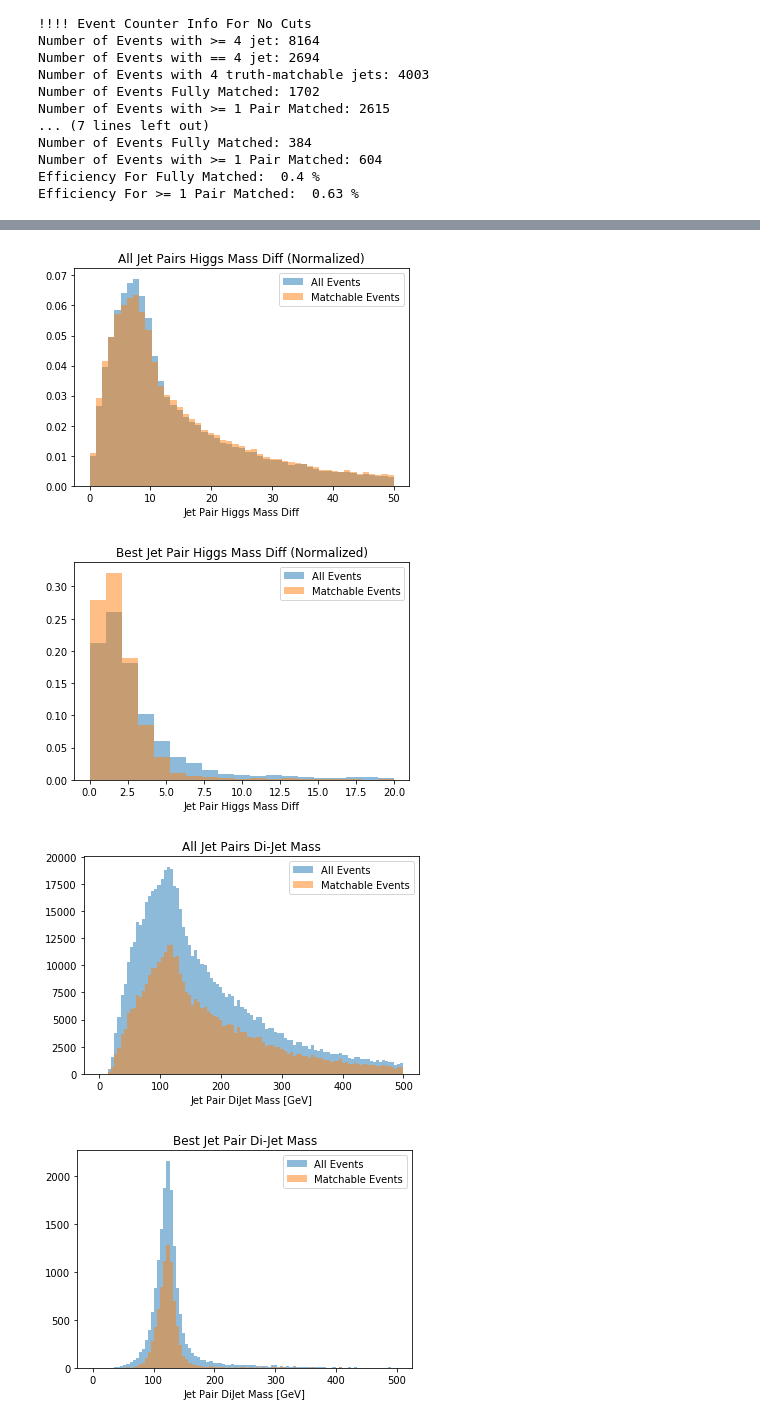
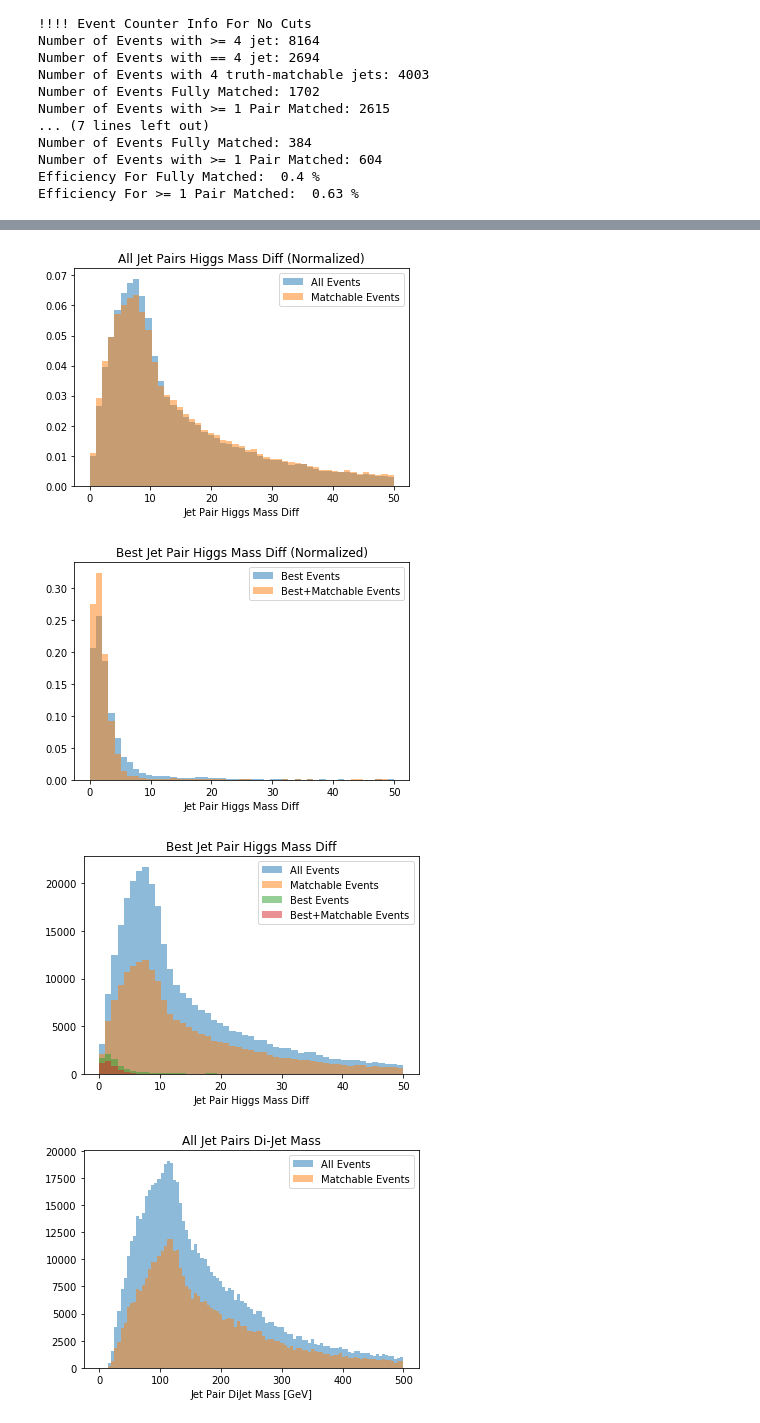
Before and after one commit to btannenw/CMS_machineLearning, a Jupyter notebook: diHiggsMLProject/testSamples_10k/higgsReconstructionAlgorithms.ipynb, the cells around one changed output, grey strips where cells are left out. Drawn from its saved outputs; the diff is of its cells as text; code cells hidden in the pictures.

Commit message:
more plot generalization

```diff
--- a/diHiggsMLProject/testSamples_10k/higgsReconstructionAlgorithms.ipynb
+++ b/diHiggsMLProject/testSamples_10k/higgsReconstructionAlgorithms.ipynb
@@ -60,13 +61,13 @@ def plotOneHistogram(_arr, _nPlot, _title, _xtitle, _xMin, _xMax, _nBins):
 
 
 
-def compareManyHistograms(_arrs, _labels, _nPlot, _title, _xtitle, _xMin, _xMax, _nBins, _normed=False):
+def compareManyHistograms(_dict, _labels, _nPlot, _title, _xtitle, _xMin, _xMax, _nBins, _normed=False):
     #_mean_arrAll     = np.mean(_arrAll)
     #_stdev_arrAll    = np.std(_arrAll)
     #_nEntries_arrAll = len(_arrAll)
     #s1 = _xtitle + ':Entries = {0}, mean = {1:4F}, std dev = {2:4f}\n'.format(_nEntries_arrAll, _mean_arrAll, _stdev_arrAll)
 
-    if len(_arrs) != len(_labels):
+    if len(_dict.keys()) < len(_labels):
         print ("!!! Unequal number of arrays and labels. Learn to count better.")
         return 0
 
@@ -77,8 +78,9 @@ def compareManyHistograms(_arrs, _labels, _nPlot, _title, _xtitle, _xMin, _xMax,
         plt.title(_title)
     plt.xlabel(_xtitle)
     _bins = np.linspace(_xMin, _xMax, _nBins)
-    for iHisto in range(0, len(_arrs)):
-        plt.hist(_arrs[iHisto], _bins, alpha=t, normed=_normed, label= _labels[iHisto]+' Events')
+
+    for iLabel in _labels:
+        plt.hist(_dict[iLabel], _bins, alpha=t, normed=_normed, label= iLabel+' Events')
     plt.legend(loc='upper right')
     #plt.text(.1, .1, s1)
 
@@ -485,21 +474,21 @@ plotOneHistogram(nBTagsPerEvent, 1, 'Number of b-Tagged Jets Per Event', 'Number
 
 # Compare shapes of metric variables for a) all events and b) matched events
 if pairingAlgorithm == 'minHarmonicMeanDeltaR':
-    compareManyHistograms( [plottingData_jetPairingMetric['All'], plottingData_jetPairingMetric['Matchable']], ['All', 'Matchable'], 2, 'All Jet Pairs ' + plotOpts[0], 'Jet Pair ' + plotOpts[1], int(plotOpts[2]/1.), int(plotOpts[3]/1.), int(plotOpts[4]/1.) )
-    compareManyHistograms( [bestJetPairs_metric, bestJetPairsWhenMatchable_metric], ['All', 'Matchable'], 3, 'Best Jet Pair ' + plotOpts[0], 'Jet Pair ' + plotOpts[1], int(plotOpts[2]/1.), int(plotOpts[3]/1.), int(plotOpts[4]/1.) )
-    compareManyHistograms( [plottingData_jetPairingMetric['All'], plottingData_jetPairingMetric['Matchable']], ['All', 'Matchable'], 4, 'All Jet Pairs ' + plotOpts[0], 'Jet Pair ' + plotOpts[1], int(plotOpts[2]/1.), int(plotOpts[3]/1.), int(plotOpts[4]/1.), _normed=True )
-    compareManyHistograms( [bestJetPairs_metric, bestJetPairsWhenMatchable_metric], ['All', 'Matchable'], 5, 'Best Jet Pair ' + plotOpts[0], 'Jet Pair ' + plotOpts[1], int(plotOpts[2]/1.), int(plotOpts[3]/1.), int(plotOpts[4]/1.), _normed=True)
+    compareManyHistograms( plottingData_jetPairingMetric, ['All', 'Matchable'], 2, 'All Jet Pairs ' + plotOpts[0], 'Jet Pair ' + plotOpts[1], int(plotOpts[2]/1.), int(plotOpts[3]/1.), int(plotOpts[4]/1.) )
+    compareManyHistograms( plottingData_jetPairingMetric, ['Best', 'Best+Matchable'], 3, 'Best Jet Pair ' + plotOpts[0], 'Jet Pair ' + plotOpts[1], int(plotOpts[2]/1.), int(plotOpts[3]/1.), int(plotOpts[4]/1.) )
+    compareManyHistograms( plottingData_jetPairingMetric, ['All', 'Matchable'], 4, 'All Jet Pairs ' + plotOpts[0], 'Jet Pair ' + plotOpts[1], int(plotOpts[2]/1.), int(plotOpts[3]/1.), int(plotOpts[4]/1.), _normed=True )
+    compareManyHistograms( plottingData_jetPairingMetric, ['Best', 'Best+Matchable'], 5, 'Best Jet Pair ' + plotOpts[0], 'Jet Pair ' + plotOpts[1], int(plotOpts[2]/1.), int(plotOpts[3]/1.), int(plotOpts[4]/1.), _normed=True)
 elif pairingAlgorithm == 'higgsMassDifference':
-    compareManyHistograms( [plottingData_jetPairingMetric['All'], plottingData_jetPairingMetric['Matchable']], ['All', 'Matchable'], 2, 'All Jet Pairs ' + plotOpts[0], 'Jet Pair ' + plotOpts[1], plotOpts[2], int(plotOpts[3]/2.), int(plotOpts[4]/2.) )
-    compareManyHistograms( [bestJetPairs_metric, bestJetPairsWhenMatchable_metric], ['All', 'Matchable'], 3, 'Best Jet Pair ' + plotOpts[0], 'Jet Pair ' + plotOpts[1], plotOpts[2], int(plotOpts[3]/5.), int(plotOpts[4]/5.) )
-    compareManyHistograms( [plottingData_jetPairingMetric['All'], plottingData_jetPairingMetric['Matchable']], ['All', 'Matchable'], 4, 'All Jet Pairs ' + plotOpts[0], 'Jet Pair ' + plotOpts[1], plotOpts[2], int(plotOpts[3]/2.), int(plotOpts[4]/2.), _normed=True )
-    compareManyHistograms( [bestJetPairs_metric, bestJetPairsWhenMatchable_metric], ['All', 'Matchable'], 5, 'Best Jet Pair ' + plotOpts[0], 'Jet Pair ' + plotOpts[1], plotOpts[2], int(plotOpts[3]/5.), int(plotOpts[4]/5.), _normed=True )
+    compareManyHistograms( plottingData[pairingAlgorithm], ['All', 'Matchable'], 2, 'All Jet Pairs ' + plotOpts[0], 'Jet Pair ' + plotOpts[1], plotOpts[2], int(plotOpts[3]/2.), int(plotOpts[4]/2.) )
+    compareManyHistograms( plottingData[pairingAlgorithm], ['Best', 'Best+Matchable'], 3, 'Best Jet Pair ' + plotOpts[0], 'Jet Pair ' + plotOpts[1], plotOpts[2], int(plotOpts[3]/2.), int(plotOpts[4]/2.) )
+    compareManyHistograms( plottingData[pairingAlgorithm], ['All', 'Matchable'], 4, 'All Jet Pairs ' + plotOpts[0], 'Jet Pair ' + plotOpts[1], plotOpts[2], int(plotOpts[3]/2.), int(plotOpts[4]/2.), _normed=True )
+    compareManyHistograms( plottingData[pairingAlgorithm], ['Best', 'Best+Matchable'], 5, 'Best Jet Pair ' + plotOpts[0], 'Jet Pair ' + plotOpts[1], plotOpts[2], int(plotOpts[3]/2.), int(plotOpts[4]/2.), _normed=True )
+    compareManyHistograms( plottingData[pairingAlgorithm], ['All', 'Matchable','Best', 'Best+Matchable'], 5, 'Best Jet Pair ' + plotOpts[0], 'Jet Pair ' + plotOpts[1], plotOpts[2], int(plotOpts[3]/2.), int(plotOpts[4]/2.) )
 
-#
 # Look at higgs mas£s plots
-#plotOneHistogram(allHiggsMasses_metric, 6, 'All Jet Pairs Di-Jet Mass', 'Di-Jet Mass [GeV]', 0, 500, 100 )
-compareManyHistograms( [allHiggsMasses_metric, allHiggsMassesWhenMatchable_metric], ['All', 'Matchable'], 6, 'All Jet Pairs Di-Jet Mass', 'Jet Pair DiJet Mass [GeV]', 0, 500, 100 )
-compareManyHistograms( [bestHiggsMasses_metric, bestHiggsMassesWhenMatchable_metric], ['All', 'Matchable'], 7, 'Best Jet Pair Di-Jet Mass', 'Jet Pair DiJet Mass [GeV]', 0, 500, 100 )
+#compareManyHistograms( plottingData['dijetMasses'], ['All', 'Matchable', 'Best', 'Best+Matchable'], 6, 'All Jet Pairs Di-Jet Mass', 'Jet Pair DiJet Mass [GeV]', 0, 500, 100 )
+compareManyHistograms( plottingData['dijetMasses'], ['All', 'Matchable'], 6, 'All Jet Pairs Di-Jet Mass', 'Jet Pair DiJet Mass [GeV]', 0, 500, 100 )
+compareManyHistograms( plottingData['dijetMasses'], ['Best', 'Best+Matchable'], 7, 'Best Jet Pair Di-Jet Mass', 'Jet Pair DiJet Mass [GeV]', 0, 500, 100 )
 # %% [output]
 [figure]
 [figure]
@@ -508,4 +497,4 @@ compareManyHistograms( [bestHiggsMasses_metric, bestHiggsMassesWhenMatchable_met
 [figure]
-[figure, old version]
+[figure, new version]
-[figure, old version]
+[figure, new version]
-[figure, old version]
+[figure, new version]
```
Also changed, not shown: parts of 4 cells of this notebook.
